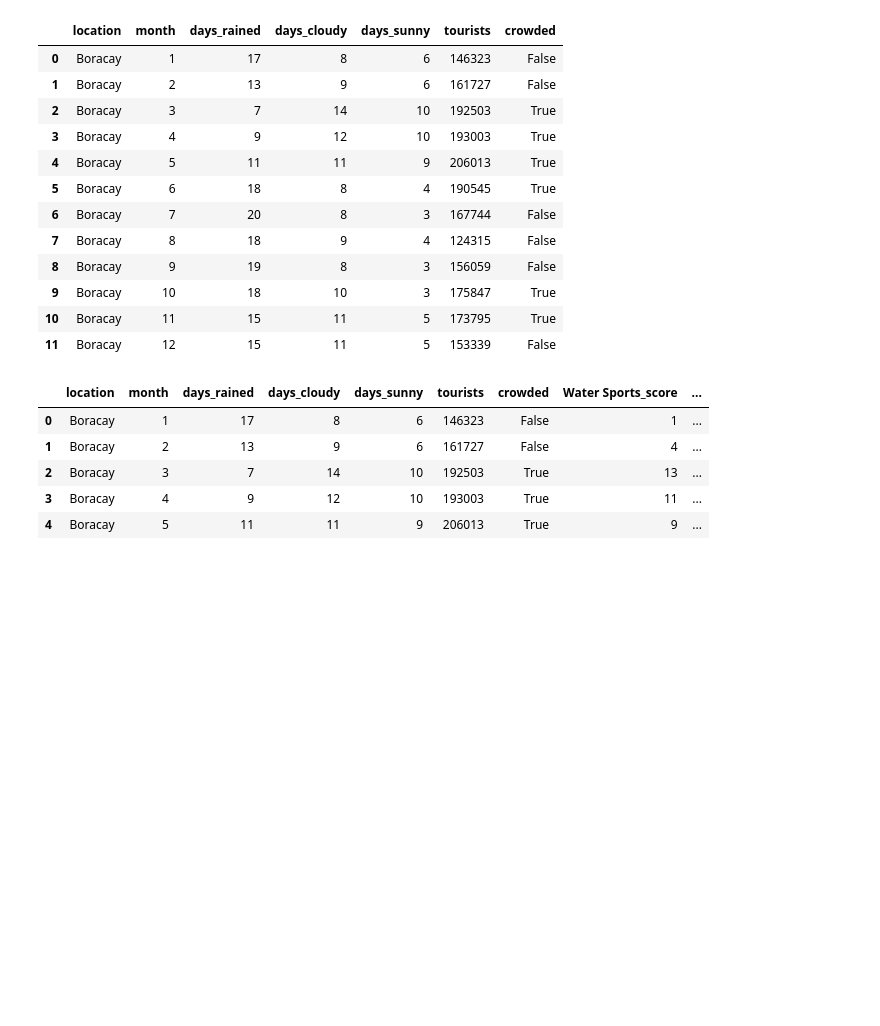
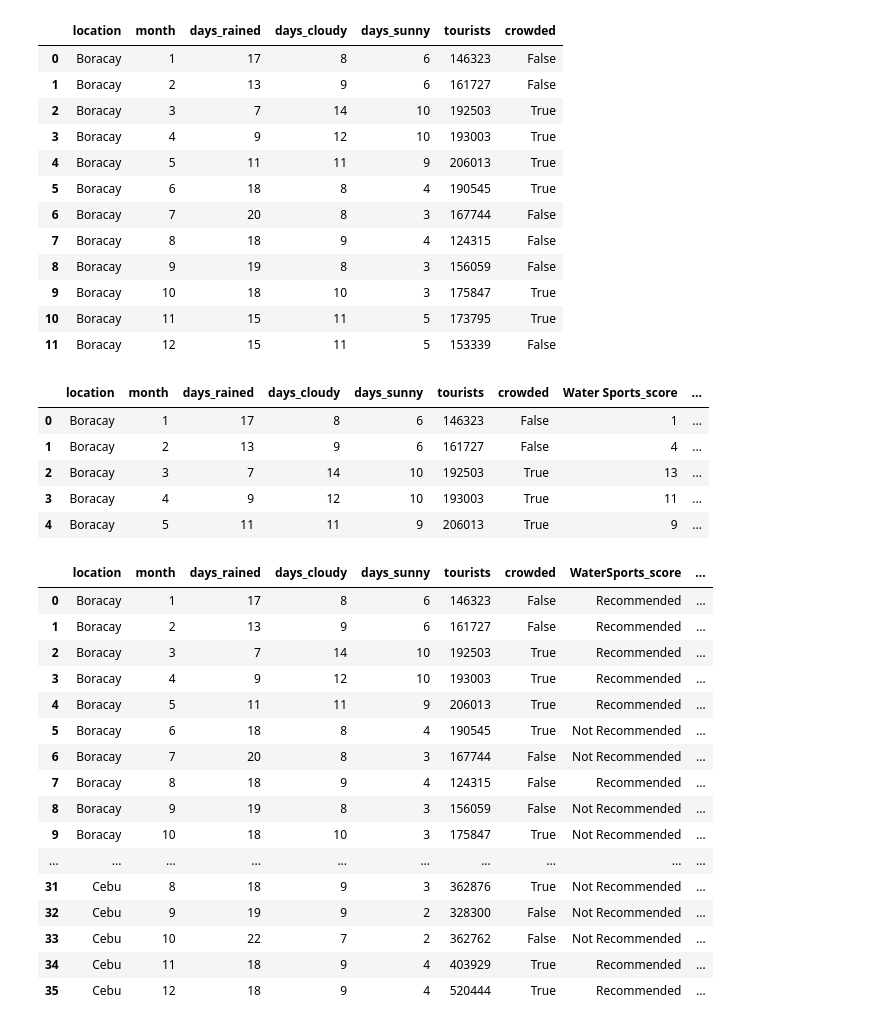
Before and after one commit to dev-shirov/crowdcast-api, a Jupyter notebook: final_model_dev/model_development_updated.ipynb, the cells around one changed output. Saved outputs shown, nothing was run; the diff lists cells and outputs as text; code cells hidden in the pictures; blank space fills up the shorter version.

Commit message:
changed activity score to recommend/not recommended per activity

```diff
--- a/final_model_dev/model_development_updated.ipynb
+++ b/final_model_dev/model_development_updated.ipynb
@@ -573,3 +573,48 @@ train_data_updated.head()
 | 4 | Boracay | 5 | 11 | 11 | 9 | 206013 | True | 9 | ... |
 # %%
 train_data_updated.to_csv("llm_dataset.csv")
+# %%
+# Get mean
+
+water_sports = train_data_updated["Water Sports_score"].median()
+hiking = train_data_updated["Hiking_score"].median()
+# %%
+llm_dataset_updated = (
+    train_data_updated
+    .rename(columns = {'Water Sports_score':'WaterSports_score'})
+    .assign(
+        WaterSports_score = lambda x: x["WaterSports_score"].apply(
+            lambda row: "Recommended" if row >= water_sports else "Not Recommended"),
+
+        Hiking_score = lambda x: x["Hiking_score"].apply(
+            lambda row: "Recommended" if row >=  hiking else "Not Recommended"),
+
+        Staycation_score = lambda x: x["Staycation_score"].apply(
+            lambda row: "Recommended" if row >=  0 else "Not Recommended"),
+
+        Nightlife_score = lambda x: x["Nightlife_score"].apply(
+            lambda row: "Recommended" if row >=  0 else "Not Recommended"),
+
+    )
+
+)
+
+llm_dataset_updated
+# %% [output]
+|  | location | month | days_rained | days_cloudy | days_sunny | tourists | crowded | WaterSports_score | ... |
+| 0 | Boracay | 1 | 17 | 8 | 6 | 146323 | False | Recommended | ... |
+| 1 | Boracay | 2 | 13 | 9 | 6 | 161727 | False | Recommended | ... |
+| 2 | Boracay | 3 | 7 | 14 | 10 | 192503 | True | Recommended | ... |
+| 3 | Boracay | 4 | 9 | 12 | 10 | 193003 | True | Recommended | ... |
+| 4 | Boracay | 5 | 11 | 11 | 9 | 206013 | True | Recommended | ... |
+| 5 | Boracay | 6 | 18 | 8 | 4 | 190545 | True | Not Recommended | ... |
+| 6 | Boracay | 7 | 20 | 8 | 3 | 167744 | False | Not Recommended | ... |
+| 7 | Boracay | 8 | 18 | 9 | 4 | 124315 | False | Recommended | ... |
+| 8 | Boracay | 9 | 19 | 8 | 3 | 156059 | False | Not Recommended | ... |
+| 9 | Boracay | 10 | 18 | 10 | 3 | 175847 | True | Not Recommended | ... |
+| ... | ... | ... | ... | ... | ... | ... | ... | ... | ... |
+| 31 | Cebu | 8 | 18 | 9 | 3 | 362876 | True | Not Recommended | ... |
+| 32 | Cebu | 9 | 19 | 9 | 2 | 328300 | False | Not Recommended | ... |
+| 33 | Cebu | 10 | 22 | 7 | 2 | 362762 | False | Not Recommended | ... |
+| 34 | Cebu | 11 | 18 | 9 | 4 | 403929 | True | Recommended | ... |
+| 35 | Cebu | 12 | 18 | 9 | 4 | 520444 | True | Recommended | ... |
```
Also changed, not shown: parts of 1 cell of this notebook.
